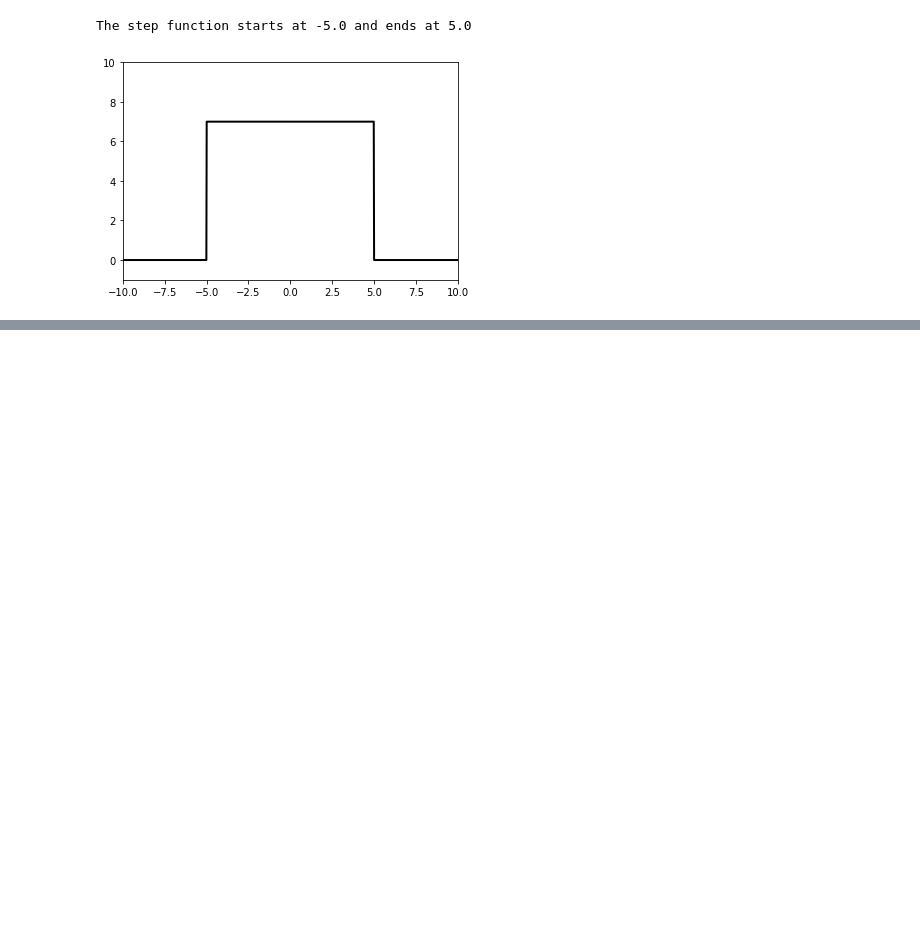
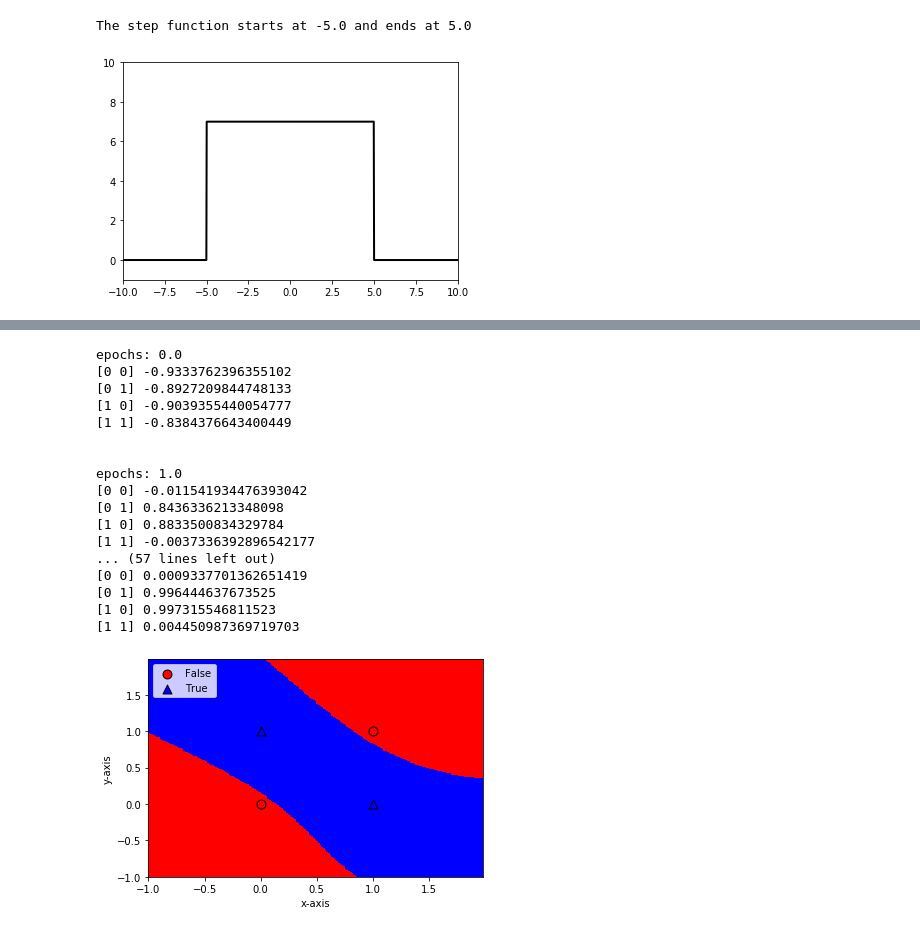
Before and after one commit to LucaLoVerde/deeplearningstuff, a Jupyter notebook: Python_deep_learning_bk/python_deep_learning_packt_notes.ipynb, the cells around one changed output, grey strips where cells are left out. Drawn from its saved outputs; the diff is of its cells as text; code cells hidden in the pictures; blank space fills up the shorter version.

```diff
--- a/Python_deep_learning_bk/python_deep_learning_packt_notes.ipynb
+++ b/Python_deep_learning_bk/python_deep_learning_packt_notes.ipynb
@@ -277,0 +539,37 @@ The step function starts at -5.0 and ends at 5.0
+# %%
+# Example 2, larger hidden neuron to show how the decision boundaries change
+np.random.seed(1)
+nn = NeuralNetwork([2, 6, 1])
+
+X = np.array([[0, 0],
+              [0, 1],
+              [1, 0],
+              [1, 1]])
+y = np.array([0, 1, 1, 0])
+
+nn.fit(X, y, epochs=10, verbose=False)
+
+print("final prediction")
+for s in X:
+    print(s, nn.predict(s))
+
+nn.plot_decision_regions(X, y)
+# %% [output]
+epochs: 0.0
+[0 0] -0.9333762396355102
+[0 1] -0.8927209844748133
+[1 0] -0.9039355440054777
+[1 1] -0.8384376643400449
+
+
+epochs: 1.0
+[0 0] -0.011541934476393042
+[0 1] 0.8436336213348098
+[1 0] 0.8833500834329784
+[1 1] -0.0037336392896542177
+... (57 lines left out)
+[0 0] 0.0009337701362651419
+[0 1] 0.996444637673525
+[1 0] 0.997315546811523
+[1 1] 0.004450987369719703
+[figure, added]
```
Also changed, not shown: parts of 8 cells of this notebook, 2 other files.
